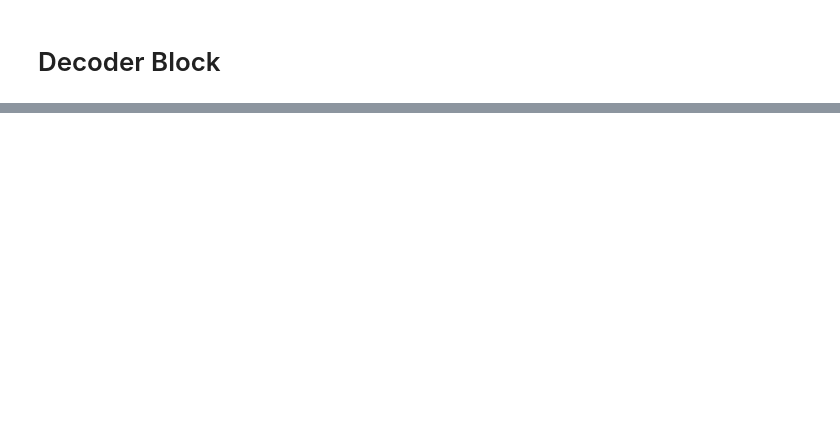
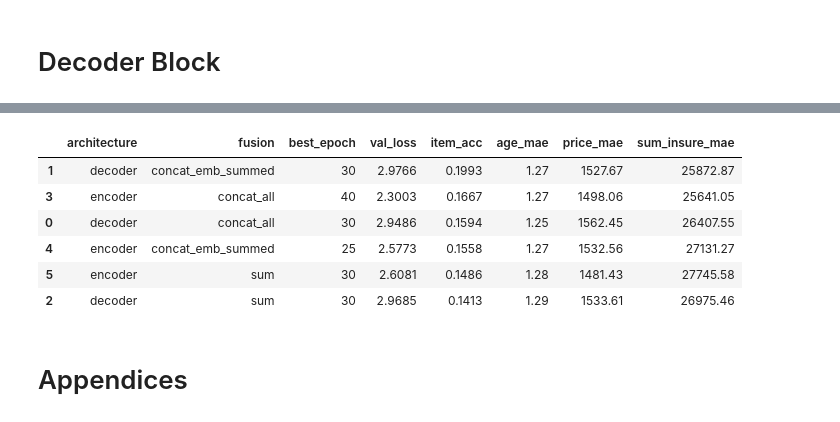
Before and after one commit to datanooblol/a-study-on-transformer, a Jupyter notebook: sequences_to_multiple_outcomes.ipynb, the cells around one changed output, grey strips where cells are left out. Saved outputs shown, nothing was run; the diff lists cells and outputs as text; code cells hidden in the pictures; blank space fills up the shorter version.

```diff
--- a/sequences_to_multiple_outcomes.ipynb
+++ b/sequences_to_multiple_outcomes.ipynb
@@ -636,0 +927,5 @@ theoretical best possible next-item accuracy: 16.8%
+# %%
+def masked_mse(pred, target, mask):
+    mask = mask.unsqueeze(-1)
+    squared_error = (pred-target) ** 2 * mask
+    return squared_error.sum() / mask.sum().clamp(min=1)
@@ -636,0 +1140,3 @@ theoretical best possible next-item accuracy: 16.8%
+# %%
+result = run_experiment(architecture="decoder", fusion_strategy="sum")
+print(result["best_metrics"])
@@ -636,0 +1162,15 @@ theoretical best possible next-item accuracy: 16.8%
+# %%
+import itertools
+import pandas as pd
+torch.manual_seed(55)
+
+architectures = [
+    "encoder",
+    "decoder"
+]
+fusion_strategies = ["sum", "concat_all", "concat_emb_summed"]
+
+all_results = {}
+for architecture, fusion_strategy in itertools.product(architectures, fusion_strategies):
+    print(f"\n{'='*70}\n{architecture}+{fusion_strategy}\n{'='*70}")
+    all_results[(architecture, fusion_strategy)] = run_experiment(architecture, fusion_strategy)
@@ -636,0 +1195,26 @@ theoretical best possible next-item accuracy: 16.8%
+# %%
+rows = []
+for (architecture, fusion_strategy), result in all_results.items():
+    m = result["best_metrics"]
+    rows.append({
+        "architecture": architecture,
+        "fusion": fusion_strategy,
+        "best_epoch": m["epoch"],
+        "val_loss": round(m["val_loss"], 4),
+        "item_acc": round(m["item_acc"], 4),
+        "age_mae": round(m["age_mae"], 2),
+        "price_mae": round(m["price_mae"], 2),
+        "sum_insure_mae": round(m["sum_insure_mae"], 2),
+    })
+# %%
+summary = pd.DataFrame(rows).sort_values(["architecture", "fusion"]).reset_index(drop=True)
+summary.to_csv("./runs/experiment_summary.csv", index=False)
+summary.sort_values(by=['item_acc'], ascending=[False])
+# %% [output]
+|  | architecture | fusion | best_epoch | val_loss | item_acc | age_mae | price_mae | sum_insure_mae |
+| 1 | decoder | concat_emb_summed | 30 | 2.9766 | 0.1993 | 1.27 | 1527.67 | 25872.87 |
+| 3 | encoder | concat_all | 40 | 2.3003 | 0.1667 | 1.27 | 1498.06 | 25641.05 |
+| 0 | decoder | concat_all | 30 | 2.9486 | 0.1594 | 1.25 | 1562.45 | 26407.55 |
+| 4 | encoder | concat_emb_summed | 25 | 2.5773 | 0.1558 | 1.27 | 1532.56 | 27131.27 |
+| 5 | encoder | sum | 30 | 2.6081 | 0.1486 | 1.28 | 1481.43 | 27745.58 |
+| 2 | decoder | sum | 30 | 2.9685 | 0.1413 | 1.29 | 1533.61 | 26975.46 |
@@ -636,0 +1225,2 @@ theoretical best possible next-item accuracy: 16.8%
+# %% [markdown]
+# Appendices
```
Also changed, not shown: parts of 32 cells of this notebook, 19 other files.
